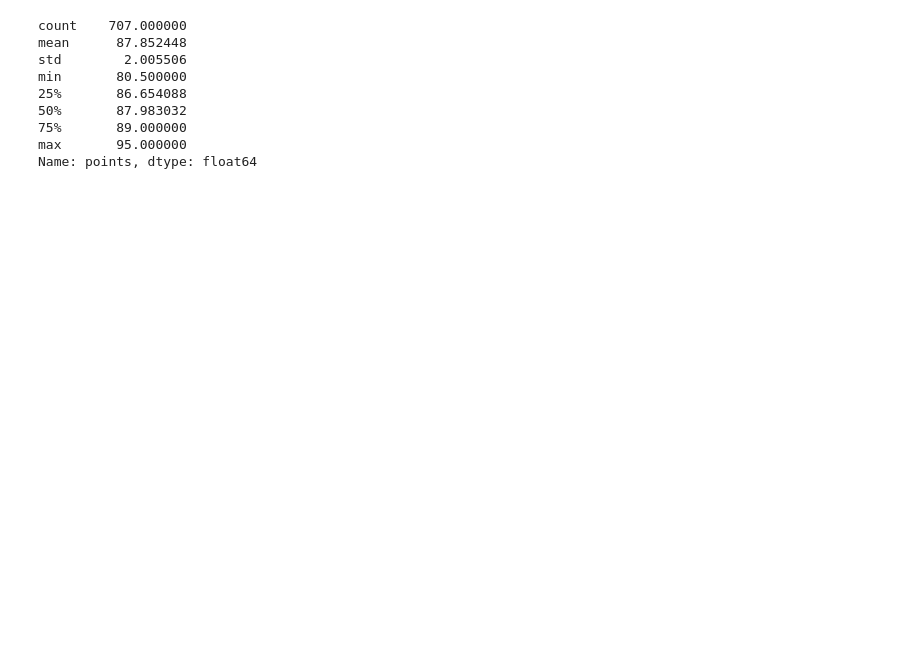
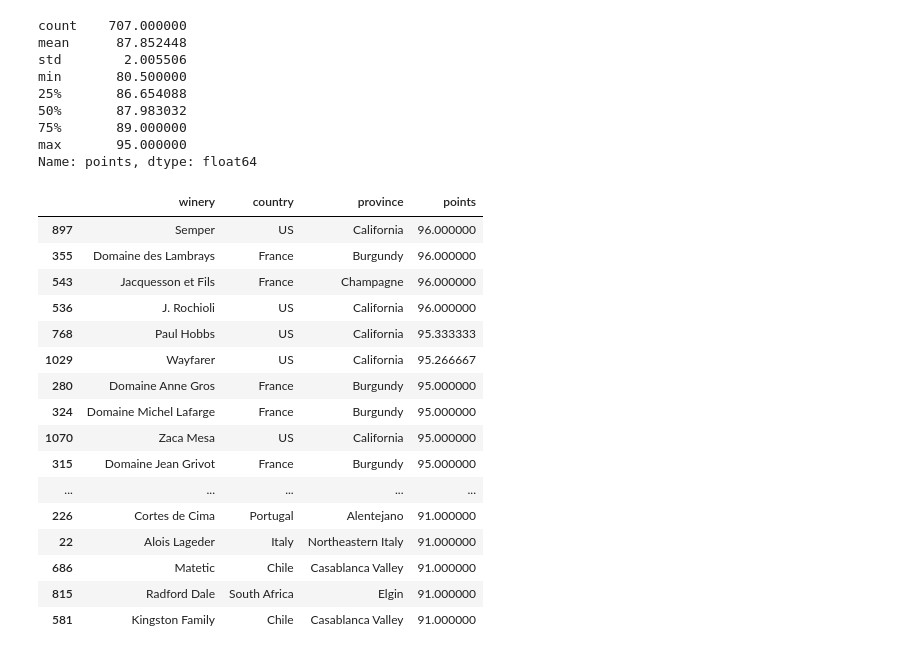
Before and after one commit to AnmolMajithia/Wine-Classifier, a Jupyter notebook: dashplots.ipynb, the cells around one changed output. Saved outputs shown, nothing was run; the diff lists cells and outputs as text; code cells hidden in the pictures; blank space fills up the shorter version.

Commit message:
ADD: sunburst

```diff
--- a/dashplots.ipynb
+++ b/dashplots.ipynb
@@ -33,7 +48,7 @@ Name: points, dtype: float64
 import plotly.express as px
 import plotly.graph_objects as go
 
-df_filtered = df[df['variety']=='Pinot Noir']
+df_filtered = df[df['variety']=='Pinot Noir'].reset_index()
 df_countries = df_filtered.groupby('country')['points'].mean().to_frame().reset_index()
 
 fig = px.choropleth(data_frame=df_countries,
@@ -97,3 +112,32 @@ fig = px.bar(data_frame=df_wineries,
 
 fig.update_xaxes(side="top")
 fig.update_yaxes(showticklabels=False, title="")
+# %%
+df_sun = df_filtered[['country', 'province', 'winery', 'points']].dropna()
+df_sun = df_sun[df_sun['points']>90]
+
+px.sunburst(data_frame=df_sun_final, path=['country', 'province', 'winery'], values='points', branchvalues='total', template='plotly_dark')
+# %%
+df_grouped = df_sun.groupby(['winery', 'country', 'province'])['points'].mean().reset_index()
+# %%
+df_sun_final = df_grouped.sort_values('points',ascending = False).groupby('country').head(5)
+# %%
+df_sun_final
+# %% [output]
+|  | winery | country | province | points |
+| 897 | Semper | US | California | 96.000000 |
+| 355 | Domaine des Lambrays | France | Burgundy | 96.000000 |
+| 543 | Jacquesson et Fils | France | Champagne | 96.000000 |
+| 536 | J. Rochioli | US | California | 96.000000 |
+| 768 | Paul Hobbs | US | California | 95.333333 |
+| 1029 | Wayfarer | US | California | 95.266667 |
+| 280 | Domaine Anne Gros | France | Burgundy | 95.000000 |
+| 324 | Domaine Michel Lafarge | France | Burgundy | 95.000000 |
+| 1070 | Zaca Mesa | US | California | 95.000000 |
+| 315 | Domaine Jean Grivot | France | Burgundy | 95.000000 |
+| ... | ... | ... | ... | ... |
+| 226 | Cortes de Cima | Portugal | Alentejano | 91.000000 |
+| 22 | Alois Lageder | Italy | Northeastern Italy | 91.000000 |
+| 686 | Matetic | Chile | Casablanca Valley | 91.000000 |
+| 815 | Radford Dale | South Africa | Elgin | 91.000000 |
+| 581 | Kingston Family | Chile | Casablanca Valley | 91.000000 |
```
Also changed, not shown: parts of 2 cells of this notebook.
